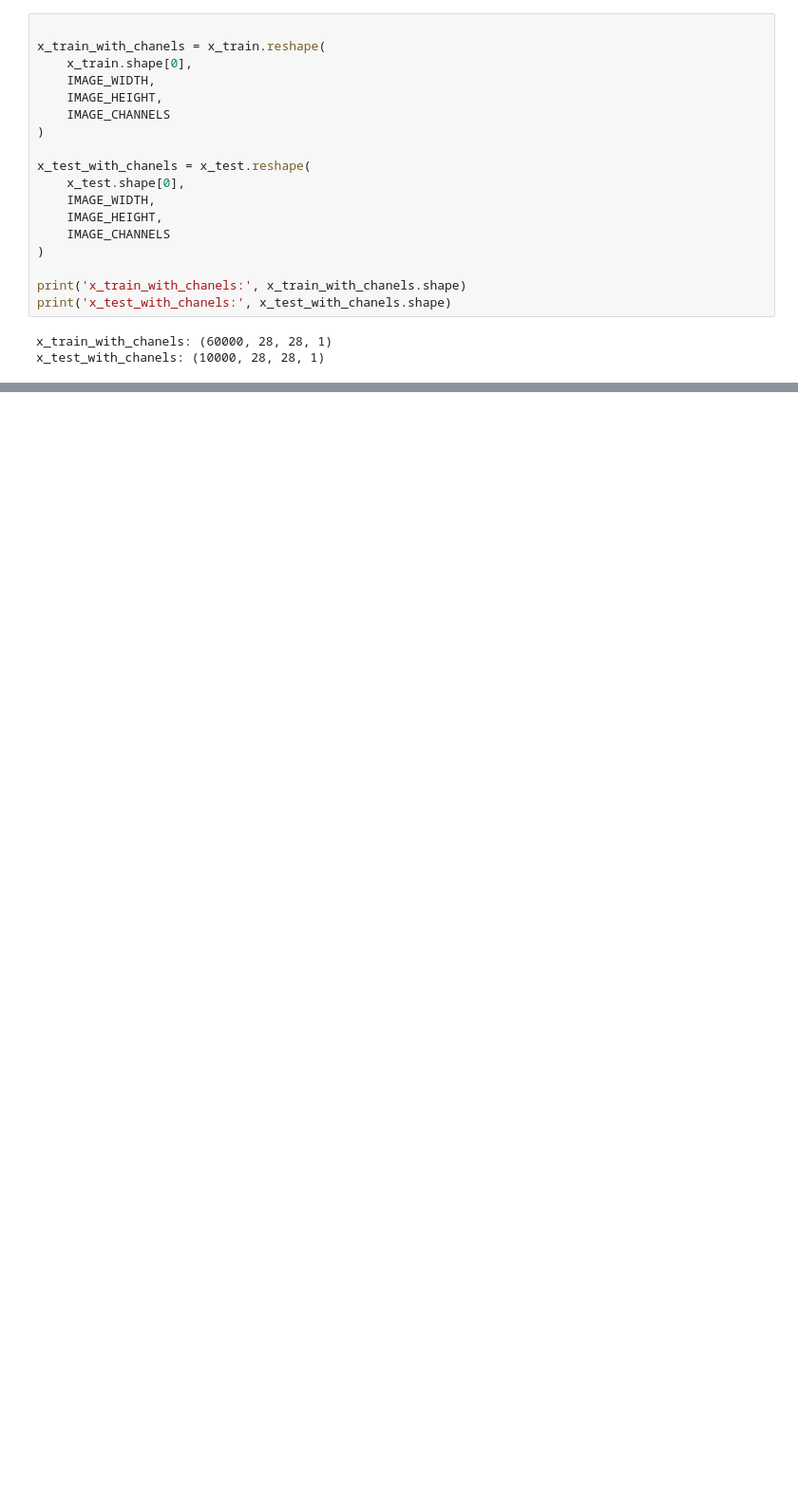
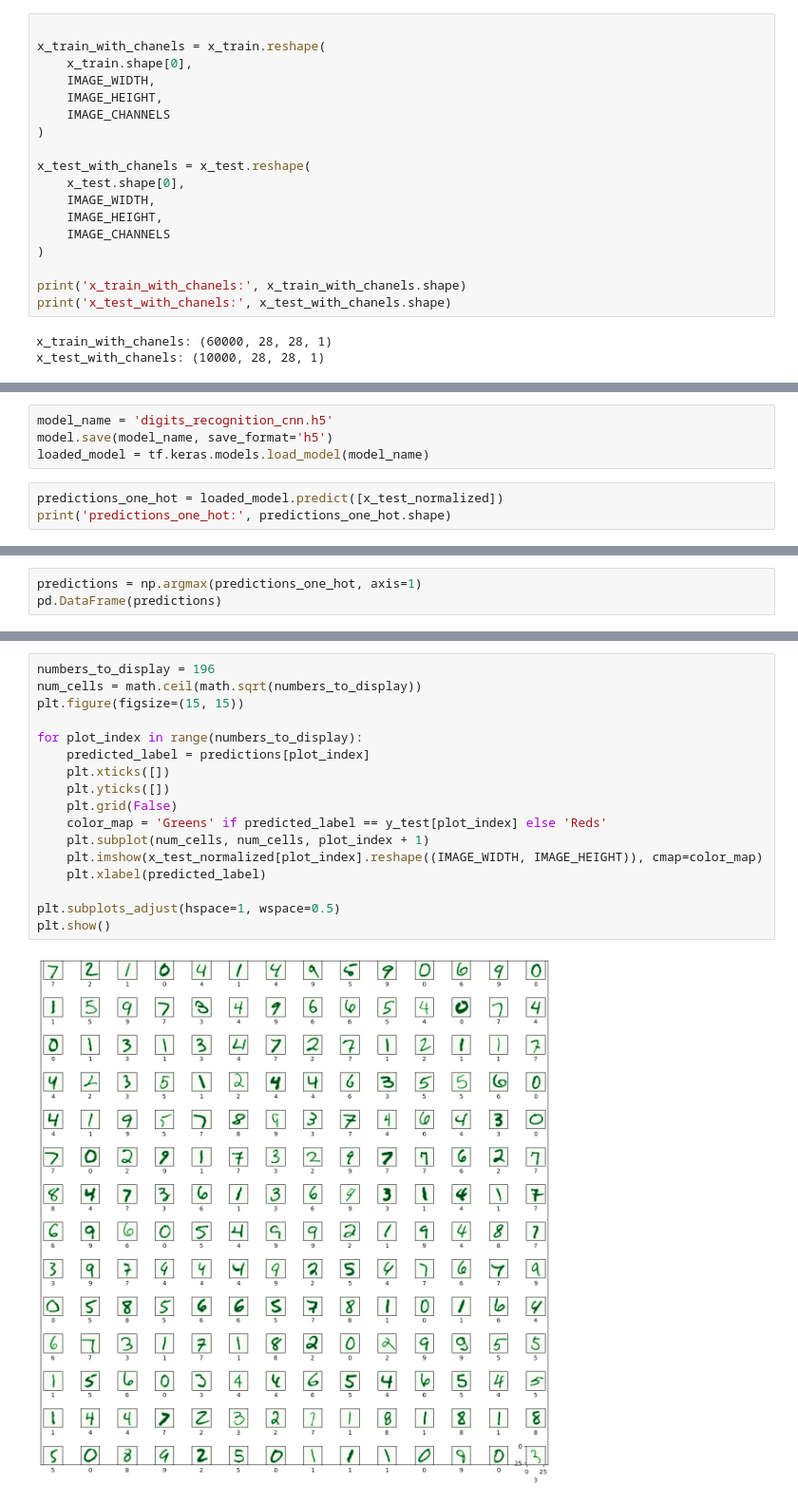
Before and after one commit to MAGS-GHC/ml-projekt-ml24q1-gruppe-3, a Jupyter notebook: project.ipynb, the cells around one changed output, grey strips where cells are left out. Shown: that part at 95% size. Saved outputs shown, nothing was run; the diff lists cells and outputs as text; blank space fills up the shorter version.

```diff
--- a/project.ipynb
+++ b/project.ipynb
@@ -172,0 +197,7 @@ Epoch 10/10
+# %%
+model_name = 'digits_recognition_cnn.h5'
+model.save(model_name, save_format='h5')
+loaded_model = tf.keras.models.load_model(model_name)
+# %%
+predictions_one_hot = loaded_model.predict([x_test_normalized])
+print('predictions_one_hot:', predictions_one_hot.shape)
@@ -172,0 +223,3 @@ Epoch 10/10
+# %%
+predictions = np.argmax(predictions_one_hot, axis=1)
+pd.DataFrame(predictions)
@@ -172,0 +245,19 @@ Epoch 10/10
+# %%
+numbers_to_display = 196
+num_cells = math.ceil(math.sqrt(numbers_to_display))
+plt.figure(figsize=(15, 15))
+
+for plot_index in range(numbers_to_display):
+    predicted_label = predictions[plot_index]
+    plt.xticks([])
+    plt.yticks([])
+    plt.grid(False)
+    color_map = 'Greens' if predicted_label == y_test[plot_index] else 'Reds'
+    plt.subplot(num_cells, num_cells, plot_index + 1)
+    plt.imshow(x_test_normalized[plot_index].reshape((IMAGE_WIDTH, IMAGE_HEIGHT)), cmap=color_map)
+    plt.xlabel(predicted_label)
+
+plt.subplots_adjust(hspace=1, wspace=0.5)
+plt.show()
+# %% [output]
+[figure, added]
```
Also changed, not shown: parts of 17 cells of this notebook, 4 other files.
